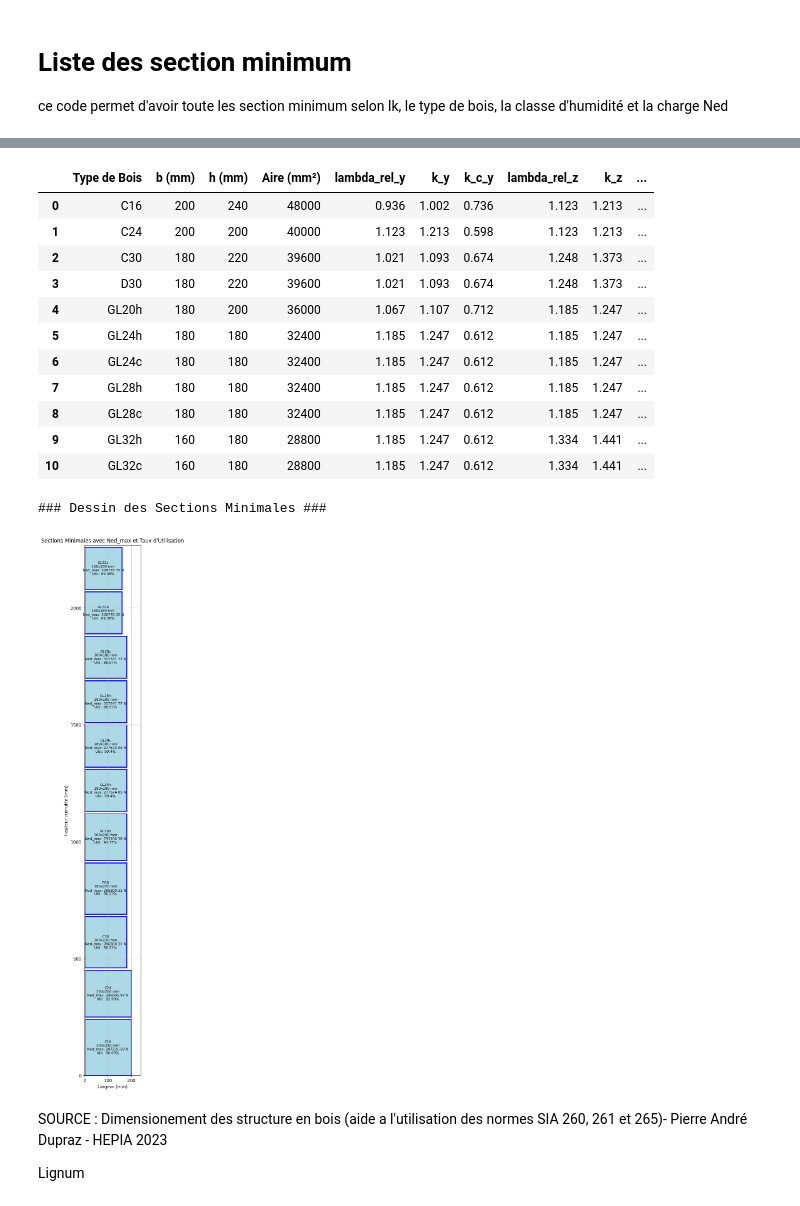
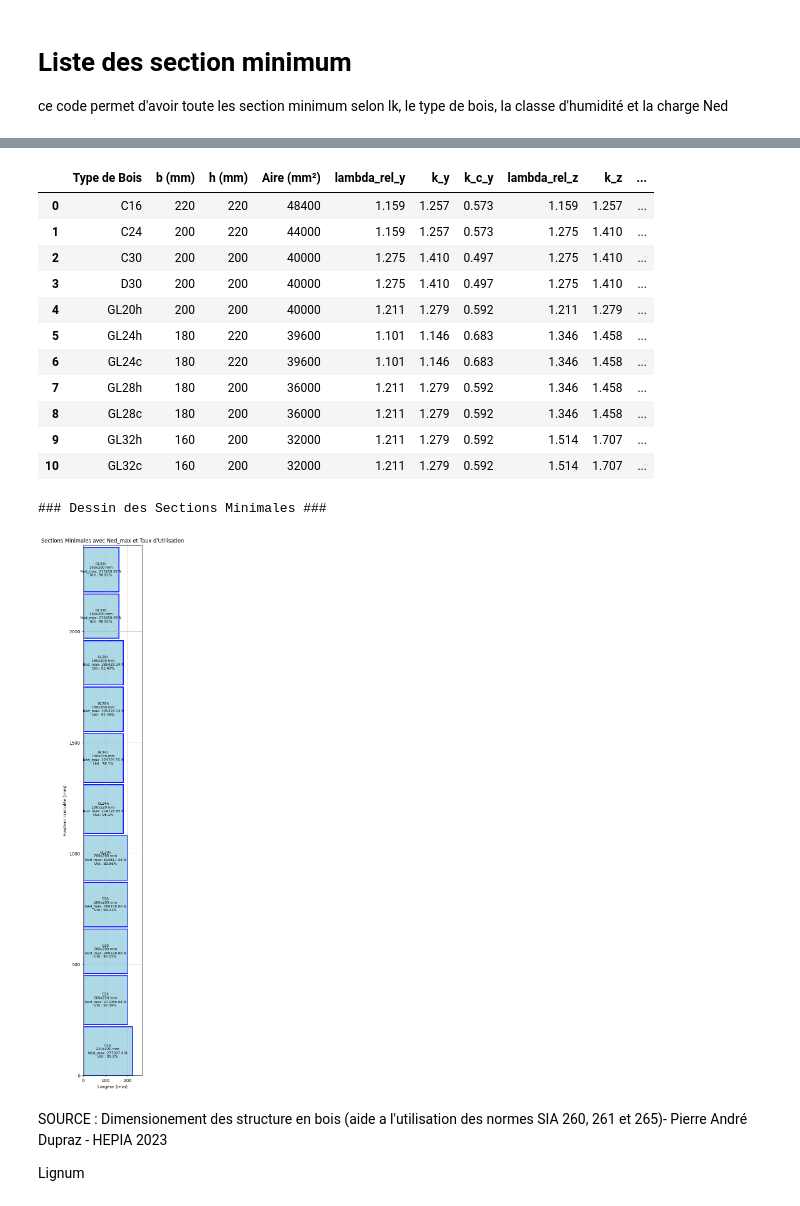
Before and after one commit to Erazq/Bois, a Jupyter notebook: Barres comrpimées.ipynb, the cells around one changed output, grey strips where cells are left out. Drawn from its saved outputs; the diff is of its cells as text; code cells hidden in the pictures.

```diff
--- a/Barres comrpimées.ipynb
+++ b/Barres comrpimées.ipynb
@@ -155,9 +155,9 @@ def calculer_Ned_max(dimensions, Lk, Ned, type_charge, classe_humidite):
     return pd.DataFrame(resultats)
 
 # Entrées
-dimensions = (200, 200)  # largeur, hauteur
-Lk = 3700  # Longueur de flambage
-Ned = 275000  # Effort appliqué en N
+dimensions = (220, 220)  # largeur, hauteur
+Lk = 4200  # Longueur de flambage
+Ned = 264000  # Effort appliqué en N
 type_charge = "période infinie"
 classe_humidite = 1
 
@@ -508,8 +508,8 @@ def dessiner_sections(df):
 # PARTIE 8: Exemple d'Utilisation
 if __name__ == "__main__":
     # Paramètres d'entrée
-    Ned = 276000  # Effort normal en N
-    Lk = 3700  # Longueur de flambage en mm
+    Ned = 264000  # Effort normal en N
+    Lk = 4200  # Longueur de flambage en mm
     nt = "période infinie"  # Type de charge ("période infinie", "choc", ou autre)
     nw = 1  # Classe d'humidité (1, 2 ou 3)
 
@@ -549,19 +549,19 @@ Longueur de flambage (Lk) : 3700 mm
 Type de charge : période infinie
 Classe d'humidité : 1
 |  | Type de Bois | b (mm) | h (mm) | Aire (mm²) | lambda_rel_y | k_y | k_c_y | lambda_rel_z | k_z | ... |
-| 0 | C16 | 200 | 240 | 48000 | 0.936 | 1.002 | 0.736 | 1.123 | 1.213 | ... |
-| 1 | C24 | 200 | 200 | 40000 | 1.123 | 1.213 | 0.598 | 1.123 | 1.213 | ... |
-| 2 | C30 | 180 | 220 | 39600 | 1.021 | 1.093 | 0.674 | 1.248 | 1.373 | ... |
-| 3 | D30 | 180 | 220 | 39600 | 1.021 | 1.093 | 0.674 | 1.248 | 1.373 | ... |
-| 4 | GL20h | 180 | 200 | 36000 | 1.067 | 1.107 | 0.712 | 1.185 | 1.247 | ... |
-| 5 | GL24h | 180 | 180 | 32400 | 1.185 | 1.247 | 0.612 | 1.185 | 1.247 | ... |
-| 6 | GL24c | 180 | 180 | 32400 | 1.185 | 1.247 | 0.612 | 1.185 | 1.247 | ... |
-| 7 | GL28h | 180 | 180 | 32400 | 1.185 | 1.247 | 0.612 | 1.185 | 1.247 | ... |
-| 8 | GL28c | 180 | 180 | 32400 | 1.185 | 1.247 | 0.612 | 1.185 | 1.247 | ... |
-| 9 | GL32h | 160 | 180 | 28800 | 1.185 | 1.247 | 0.612 | 1.334 | 1.441 | ... |
-| 10 | GL32c | 160 | 180 | 28800 | 1.185 | 1.247 | 0.612 | 1.334 | 1.441 | ... |
+| 0 | C16 | 220 | 220 | 48400 | 1.159 | 1.257 | 0.573 | 1.159 | 1.257 | ... |
+| 1 | C24 | 200 | 220 | 44000 | 1.159 | 1.257 | 0.573 | 1.275 | 1.410 | ... |
+| 2 | C30 | 200 | 200 | 40000 | 1.275 | 1.410 | 0.497 | 1.275 | 1.410 | ... |
+| 3 | D30 | 200 | 200 | 40000 | 1.275 | 1.410 | 0.497 | 1.275 | 1.410 | ... |
+| 4 | GL20h | 200 | 200 | 40000 | 1.211 | 1.279 | 0.592 | 1.211 | 1.279 | ... |
+| 5 | GL24h | 180 | 220 | 39600 | 1.101 | 1.146 | 0.683 | 1.346 | 1.458 | ... |
+| 6 | GL24c | 180 | 220 | 39600 | 1.101 | 1.146 | 0.683 | 1.346 | 1.458 | ... |
+| 7 | GL28h | 180 | 200 | 36000 | 1.211 | 1.279 | 0.592 | 1.346 | 1.458 | ... |
+| 8 | GL28c | 180 | 200 | 36000 | 1.211 | 1.279 | 0.592 | 1.346 | 1.458 | ... |
+| 9 | GL32h | 160 | 200 | 32000 | 1.211 | 1.279 | 0.592 | 1.514 | 1.707 | ... |
+| 10 | GL32c | 160 | 200 | 32000 | 1.211 | 1.279 | 0.592 | 1.514 | 1.707 | ... |
 ### Dessin des Sections Minimales ###
-[figure, old version]
+[figure, new version]
 # %% [markdown]
 SOURCE :
  Dimensionement des structure en bois (aide a l'utilisation des normes SIA 260, 261 et 265)- Pierre André Dupraz - HEPIA 2023
```
Also changed, not shown: parts of 2 cells of this notebook, 2 other files.
